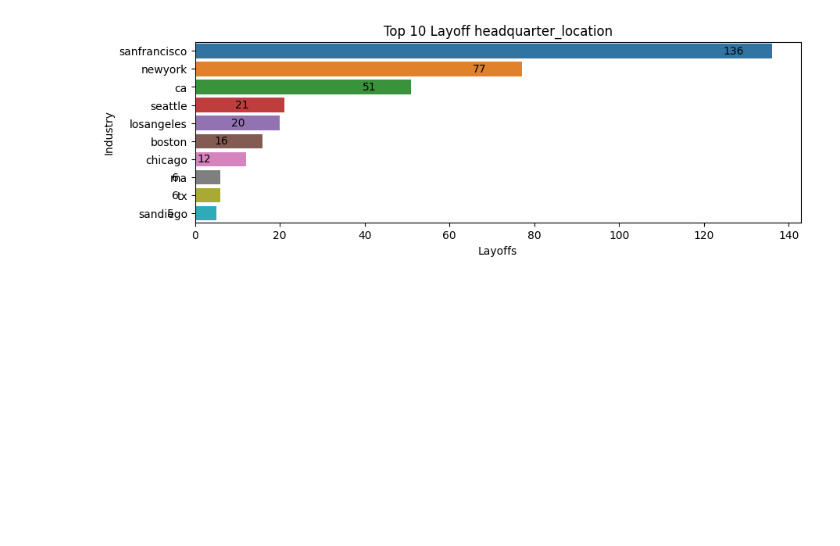
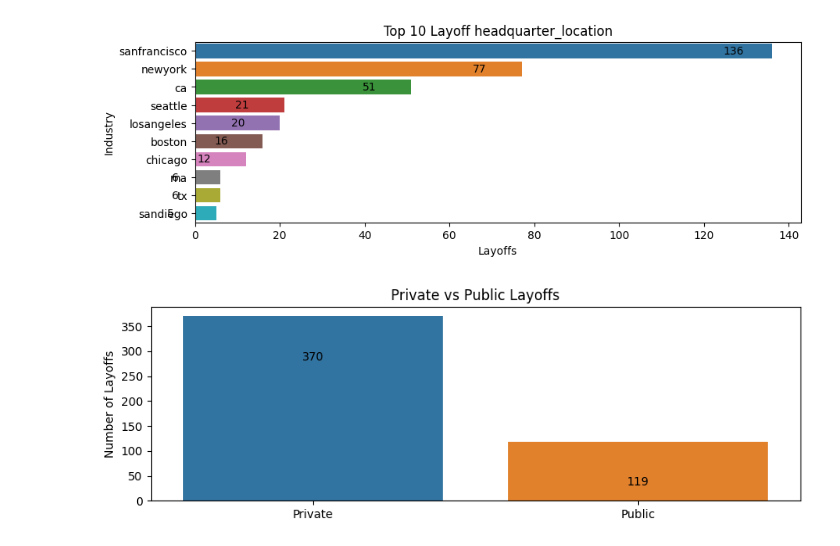
Before and after one commit to ortizfram/Tech-Company-Layoffs--2022-2023-, a Jupyter notebook: Tech-layoffs-2022-2023.ipynb, the cells around one changed output. Saved outputs shown, nothing was run; the diff lists cells and outputs as text; code cells hidden in the pictures; blank space fills up the shorter version.

Commit message:
countplot year, public vs. provate

```diff
--- a/Tech-layoffs-2022-2023.ipynb
+++ b/Tech-layoffs-2022-2023.ipynb
@@ -167,3 +167,15 @@ plt.ylabel('Industry')
 plt.show()
 # %% [output]
 [figure]
+# %%
+fig, ax = plt.subplots(figsize=(10, 3))
+p=sns.countplot(x="status",  data=data,
+              ax=ax)
+for container in p.containers:
+    p.bar_label(container, padding=-40)
+plt.title("Private vs Public Layoffs")
+plt.xlabel('')
+plt.ylabel('Number of Layoffs')
+plt.show()
+# %% [output]
+[figure, added]
```
Also changed, not shown: parts of 1 cell of this notebook.
